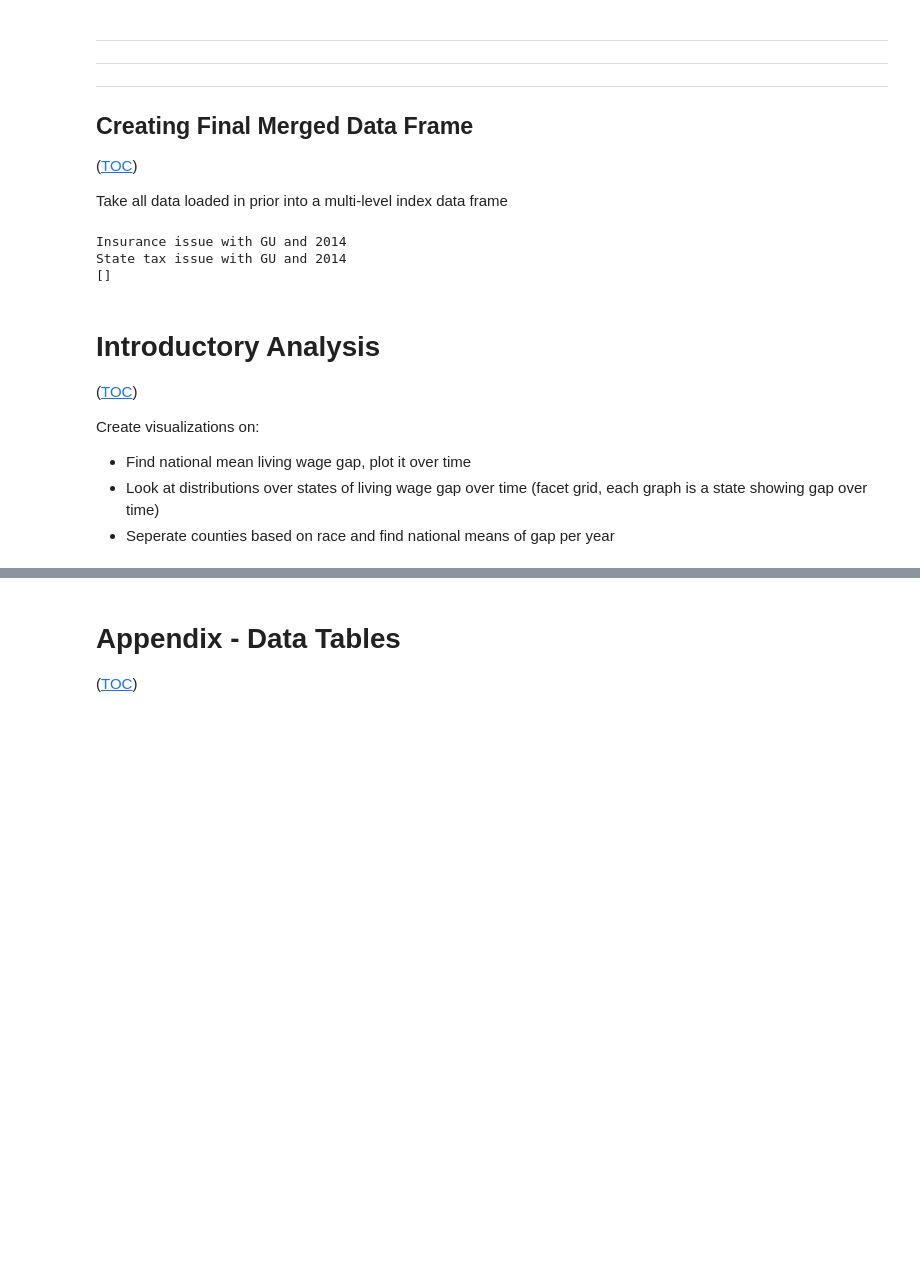
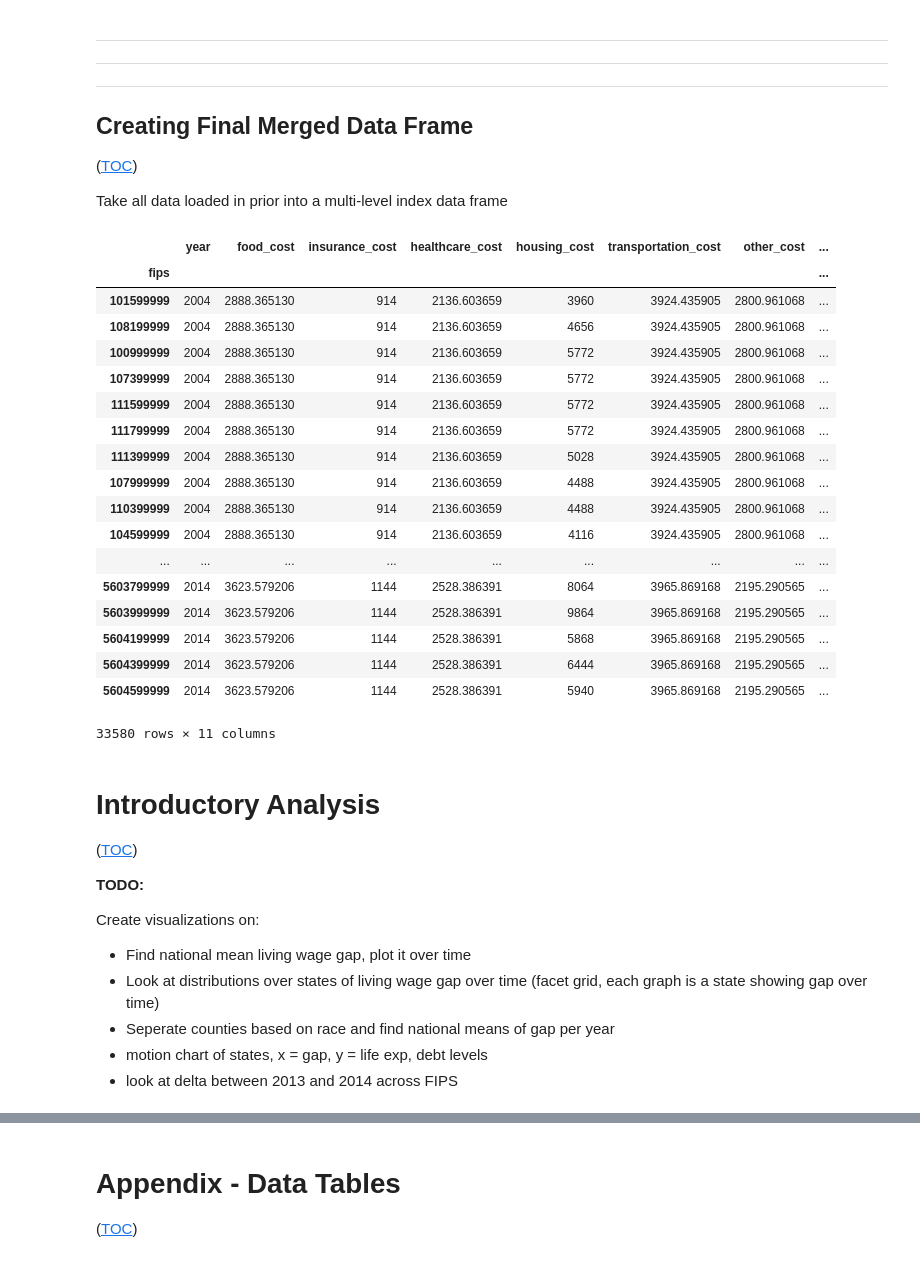
Before and after one commit to jquacinella/LivingWageModelExtension, a Jupyter notebook: Master's Thesis.ipynb, the cells around one changed output, grey strips where cells are left out. Saved outputs shown, nothing was run; the diff lists cells and outputs as text; code cells hidden in the pictures; blank space fills up the shorter version.

```diff
--- a/Master's Thesis.ipynb
+++ b/Master's Thesis.ipynb
@@ -890,8 +904,6 @@ for year, df in fmr_data.iteritems():
     # Skip all non-model years for now
     if year not in model_years:
         continue
-
-    str_year = str(year)
 
     for x in df.iterrows():
         # First entry in tuple is index value
@@ -903,41 +915,42 @@ for year, df in fmr_data.iteritems():
         state = x[1]['state_alpha']
         region = state_to_region_mapping[state]
 
-        # Housing cost is in this df
-        housing_cost = x[1]['fmr1']
+        # Some tax rate info is not found for these, so skip for now
+        if state in ['PR', 'VI', 'GU']: continue
 
-        food_cost = national_monthly_food_cost_per_year_df.loc[region][year]
+        # Housing cost is in this df (convert from monthly cost)
+        housing_cost = x[1]['fmr1'] * 12
+
+        # Regional food cost (convert from monthly cost)
+        food_cost = national_monthly_food_cost_per_year_df.loc[region][year] * 12
 
         # Insurance cost
         # NOTE: Convert state name to alpha
         try:
             insurance_cost = insurance_costs_df.loc[state_to_statename_mapping[state]][year]
         except Exception as e:
-            if state in ['PR', 'VI', 'GU']: continue
-            if state in state_to_statename_mapping:
-                print state_to_statename_mapping[state]
-            print "Insurance issue with %s and %d" % (state, year)
+            # If the state is not found, use US average
+            insurance_cost = insurance_costs_df.loc['united states'][year]
 
-
-        # healthcare_cost =
-        # housing_cost =
-        # transportation_cost =
-        # other =
+        # CEX data
+        healthcare_cost = health_costs_df.iloc[0][year]
+        transportation_cost = transportation_costs_df.iloc[0][year]
+        other_cost = other_costs_df.iloc[0][year]
 
         # Get the state tax rate for thos year and state
         try:
-            state_tax_rate = updated_state_tax_rate_df.loc[state][str_year] / 100.0
+            state_tax_rate = updated_state_tax_rate_df.loc[state][year] / 100.0
         except Exception as e:
             print "State tax issue with %s and %d" % (state, year)
             break
 
-#         # Create tuple of model values for this county in this year
-#         model_values = (year, fips, food_cost, insurance_cost, healthcare_cost,
-#                                     housing_cost, transportation_cost, other, state_tax_rate)
-#         final_model_values.append( model_values )
+        # Create tuple of model values for this county in this year
+        model_values = (year, fips, food_cost, insurance_cost, healthcare_cost,
+                                    housing_cost, transportation_cost, other_cost, state_tax_rate)
+        final_model_values.append( model_values )
 
-pprint(final_model_values[:10])
+# Create dataframe from list of tuples
+columns = ["year", "fips", "food_cost", "insurance_cost", "healthcare_cost",
+            "housing_cost", "transportation_cost", "other_cost", "state_tax_rate"]
+final_model_values_df = pd.DataFrame(final_model_values, columns=columns)
+final_model_values_df = final_model_values_df.set_index(["year", "fips"])
-# %% [output]
-Insurance issue with GU and 2014
-State tax issue with GU and 2014
-[]
@@ -944,10 +985,38 @@ State tax issue with GU and 2014
+# %%
+# Make it wasy to look up by FIPS code
+final_model_values_df = final_model_values_df.reset_index('year')
+final_model_values_df
+# %% [output]
+|  | year | food_cost | insurance_cost | healthcare_cost | housing_cost | transportation_cost | other_cost | ... |
+| fips |  |  |  |  |  |  |  | ... |
+| 101599999 | 2004 | 2888.365130 | 914 | 2136.603659 | 3960 | 3924.435905 | 2800.961068 | ... |
+| 108199999 | 2004 | 2888.365130 | 914 | 2136.603659 | 4656 | 3924.435905 | 2800.961068 | ... |
+| 100999999 | 2004 | 2888.365130 | 914 | 2136.603659 | 5772 | 3924.435905 | 2800.961068 | ... |
+| 107399999 | 2004 | 2888.365130 | 914 | 2136.603659 | 5772 | 3924.435905 | 2800.961068 | ... |
+| 111599999 | 2004 | 2888.365130 | 914 | 2136.603659 | 5772 | 3924.435905 | 2800.961068 | ... |
+| 111799999 | 2004 | 2888.365130 | 914 | 2136.603659 | 5772 | 3924.435905 | 2800.961068 | ... |
+| 111399999 | 2004 | 2888.365130 | 914 | 2136.603659 | 5028 | 3924.435905 | 2800.961068 | ... |
+| 107999999 | 2004 | 2888.365130 | 914 | 2136.603659 | 4488 | 3924.435905 | 2800.961068 | ... |
+| 110399999 | 2004 | 2888.365130 | 914 | 2136.603659 | 4488 | 3924.435905 | 2800.961068 | ... |
+| 104599999 | 2004 | 2888.365130 | 914 | 2136.603659 | 4116 | 3924.435905 | 2800.961068 | ... |
+| ... | ... | ... | ... | ... | ... | ... | ... | ... |
+| 5603799999 | 2014 | 3623.579206 | 1144 | 2528.386391 | 8064 | 3965.869168 | 2195.290565 | ... |
+| 5603999999 | 2014 | 3623.579206 | 1144 | 2528.386391 | 9864 | 3965.869168 | 2195.290565 | ... |
+| 5604199999 | 2014 | 3623.579206 | 1144 | 2528.386391 | 5868 | 3965.869168 | 2195.290565 | ... |
+| 5604399999 | 2014 | 3623.579206 | 1144 | 2528.386391 | 6444 | 3965.869168 | 2195.290565 | ... |
+| 5604599999 | 2014 | 3623.579206 | 1144 | 2528.386391 | 5940 | 3965.869168 | 2195.290565 | ... |
+33580 rows × 11 columns
 # %% [markdown]
 # Introductory Analysis
 
 ([TOC](#Table-of-Contents))
+
+**TODO:**
 
 Create visualizations on:
 
 * Find national mean living wage gap, plot it over time
 * Look at distributions over states of living wage gap over time (facet grid, each graph is a state showing gap over time)
 * Seperate counties based on race and find national means of gap per year
+* motion chart of states, x = gap, y = life exp, debt levels
+* look at delta between 2013 and 2014 across FIPS
```
Also changed, not shown: parts of 16 cells of this notebook, 1 other file.
